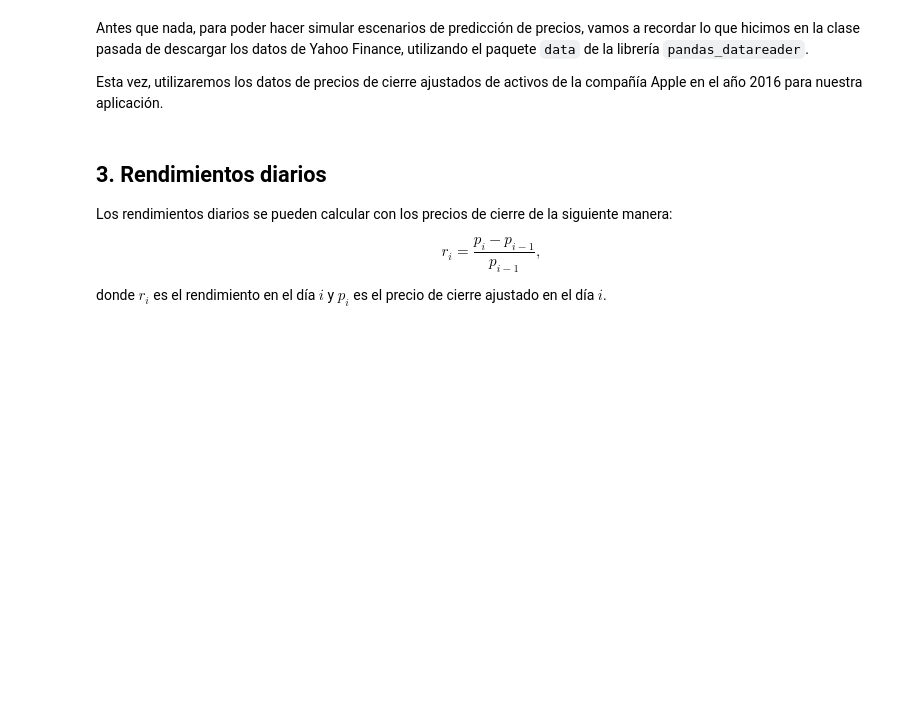
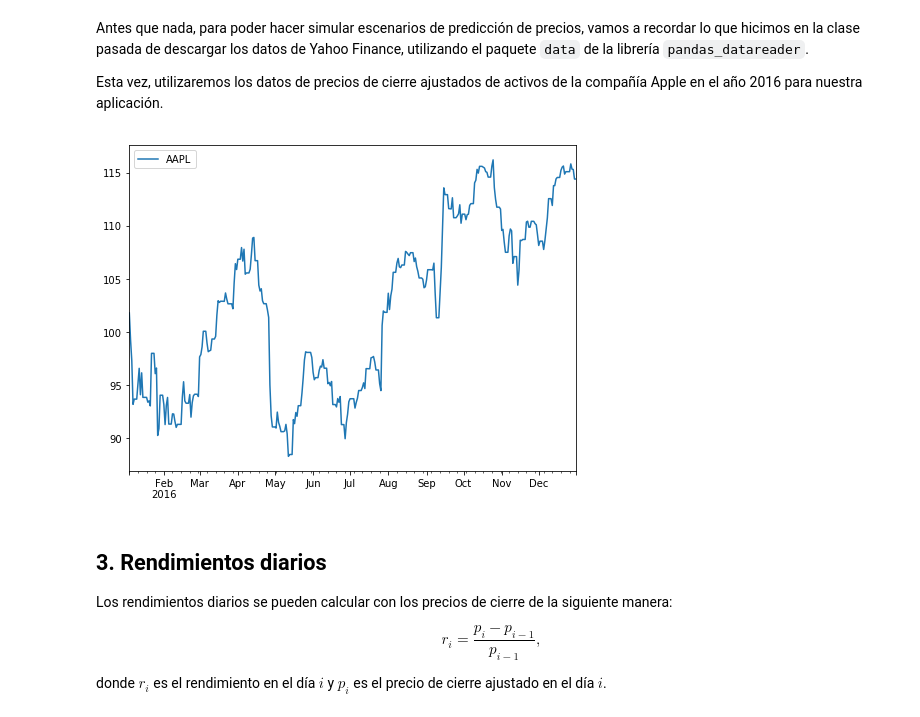
Before and after one commit to luzifi/Simulacion2017, a Jupyter notebook: Modulo2/Clase15_EvolucionPrecios.ipynb, the cells around one changed output. Saved outputs shown, nothing was run; the diff lists cells and outputs as text; code cells hidden in the pictures; blank space fills up the shorter version.

```diff
--- a/Modulo2/Clase15_EvolucionPrecios.ipynb
+++ b/Modulo2/Clase15_EvolucionPrecios.ipynb
@@ -27,17 +32,20 @@ Esta vez, utilizaremos los datos de precios de cierre ajustados de activos de la
 # %%
 # Descargamos datos...
 # Instrumento: Apple
-
+ticker = ['AAPL']
 # Fuente: Yahoo Finance
-
+data_source = 'yahoo'
 # Fechas de interés (inicio y fin): 2016
-
+start_date = '2016-01-04'
+end_date = '2016-12-31'
 # Función DataReader
+panel_data = data.DataReader(ticker, data_source, start_date, end_date)
 # %%
 # Solo nos interesa los precios de cierre ajustados...
-
+closes = panel_data.loc['Adj Close']
 # Generamos todos los días del 2016 en orden
-
+all_weekdays = pd.date_range(start_date, end_date)
 # Reindizamos
-
+closes = closes.reindex(all_weekdays)
 # Llenamos huecos en los precios de cierre
+closes = closes.fillna(method='ffill')
@@ -46,3 +52,8 @@ Esta vez, utilizaremos los datos de precios de cierre ajustados de activos de la
+# %%
+# Graficamos
+closes.plot(figsize=(8,6));
+# %% [output]
+[figure, added]
 # %% [markdown]
 ## 3. Rendimientos diarios
 
```
Also changed, not shown: parts of 9 cells of this notebook.
